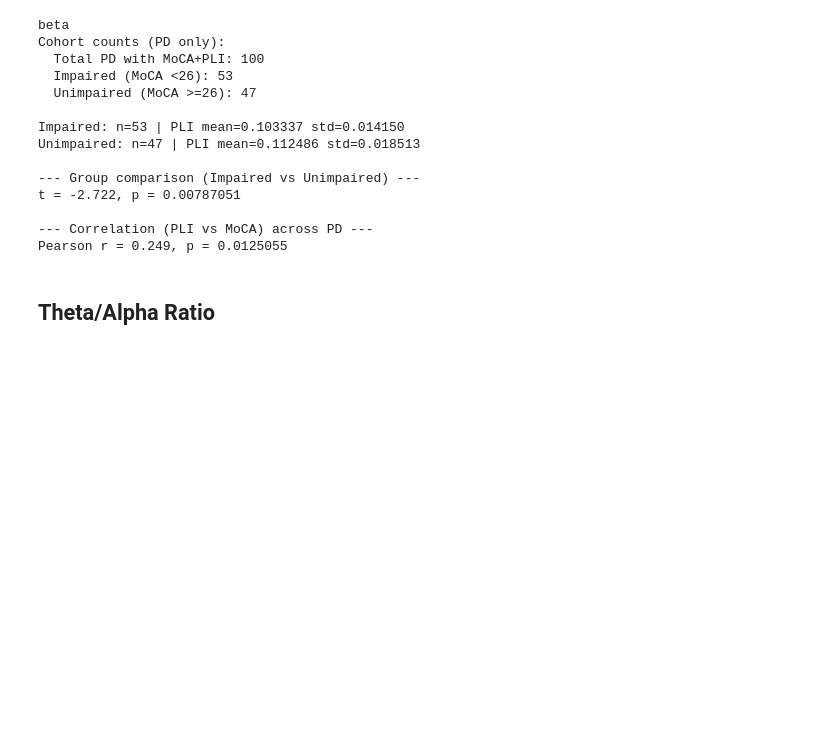
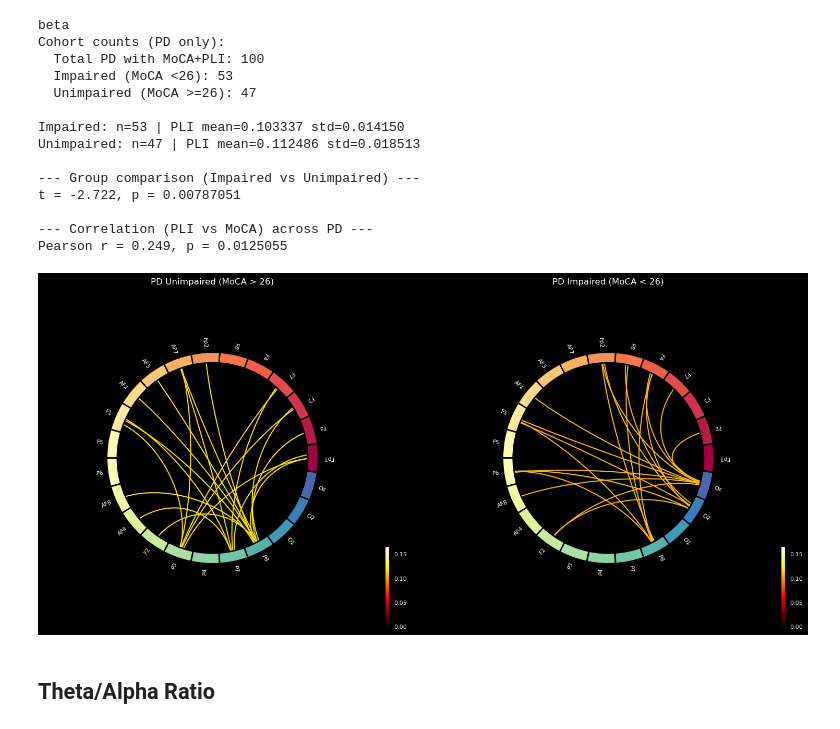
Before and after one commit to Princess-O1633/EEG_Project, a Jupyter notebook: cog_PLI_check.ipynb, the cells around one changed output. Cells and saved outputs as stored; diff of their text form; code cells hidden in the pictures; blank space fills up the shorter version.

```diff
--- a/cog_PLI_check.ipynb
+++ b/cog_PLI_check.ipynb
@@ -417,6 +419,70 @@ t = -2.722, p = 0.00787051
 
 --- Correlation (PLI vs MoCA) across PD ---
 Pearson r = 0.249, p = 0.0125055
+# %%
+import matplotlib.pyplot as plt
+import numpy as np
+from mne_connectivity.viz import plot_connectivity_circle
+
+# 1. Define Labels (Must match the order of  aggregated matrix)
+node_names = FRONTAL_CH + POSTERIOR_CH
+
+# 2. Helper to build the full connectivity matrix for the circle plot
+def get_avg_full_mat(group_label):
+    # Filter subjects based on cognitive status
+    if group_label == 1: # Impaired
+        subjs = [s for s in edge_data if meta.loc[meta['participant_id']==s, 'MOCA'].values[0] < 26]
+    else: # Unimpaired
+        subjs = [s for s in edge_data if meta.loc[meta['participant_id']==s, 'MOCA'].values[0] >= 26]
+
+    if not subjs:
+        return np.zeros((len(node_names), len(node_names)))
+
+    # Average the specific sub-matrices (Frontal-Posterior edges)
+    group_mats = [edge_data[s] for s in subjs]
+    avg_f_p = np.mean(group_mats, axis=0)
+
+    # Create a full Nodes x Nodes matrix for visualization
+    full_size = len(node_names)
+    full_mat = np.zeros((full_size, full_size))
+
+    # Fill the Frontal-Posterior quadrant (rows=Frontal, cols=Posterior)
+    # This places edges between the two groups of nodes
+    n_frontal = len(FRONTAL_CH)
+    full_mat[:n_frontal, n_frontal:] = avg_f_p
+
+    # Symmetrize (needed for circle plots)
+    full_mat = full_mat + full_mat.T
+    return full_mat
+
+# 3. Generate the Plots
+# Use 'facecolor' to make the plot look professional for a science fair board
+fig, axes = plt.subplots(1, 2, figsize=(16, 8), facecolor='black', subplot_kw=dict(polar=True))
+
+for i, lab in enumerate([0, 1]): # 0=Unimpaired, 1=Impaired
+    group_title = "PD Unimpaired (MoCA > 26)" if lab == 0 else "PD Impaired (MoCA < 26)"
+    mat_to_plot = get_avg_full_mat(lab)
+
+    # plot_connectivity_circle returns fig and ax handles
+    plot_connectivity_circle(
+        mat_to_plot,
+        node_names,
+        n_lines=20, # Show only top 20 strongest connections for clarity
+        title=group_title,
+        ax=axes[i],
+        show=False,
+        colormap='hot',
+        vmin=0,
+        vmax=np.max(agg_vals) if len(agg_vals) > 0 else 1.0,
+        textcolor='white',
+        facecolor='black'
+    )
+
+# Clean up layout
+plt.tight_layout()
+plt.show()
+# %% [output]
+[figure, added]
 # %% [markdown]
 ## Theta/Alpha Ratio
 # %%
```
Also changed, not shown: parts of 2 cells of this notebook, 21 other files.
